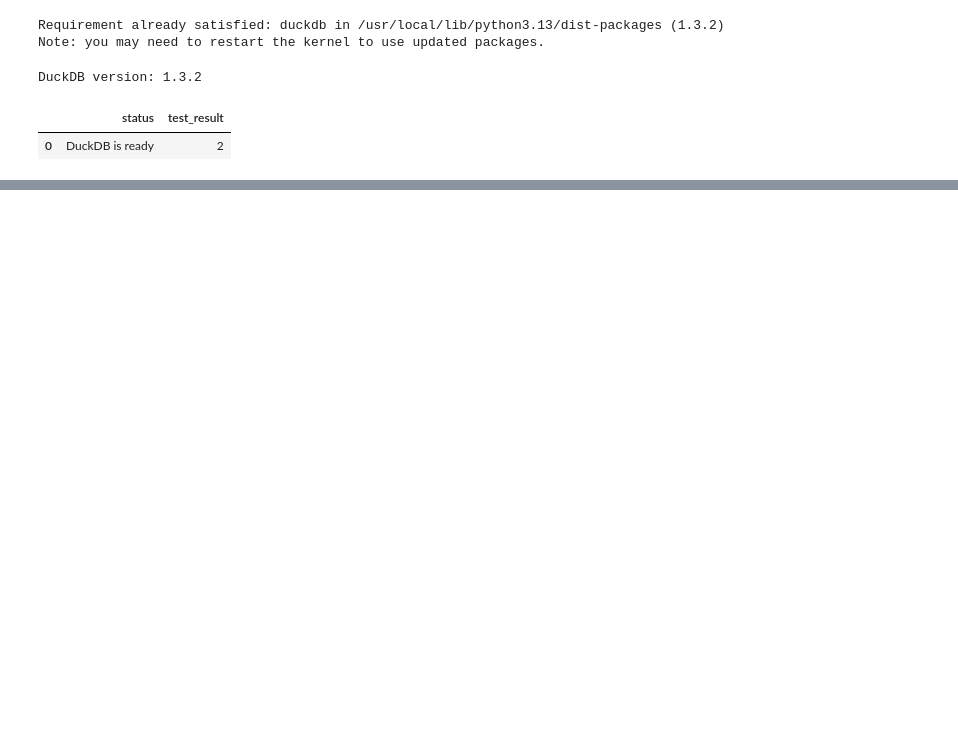
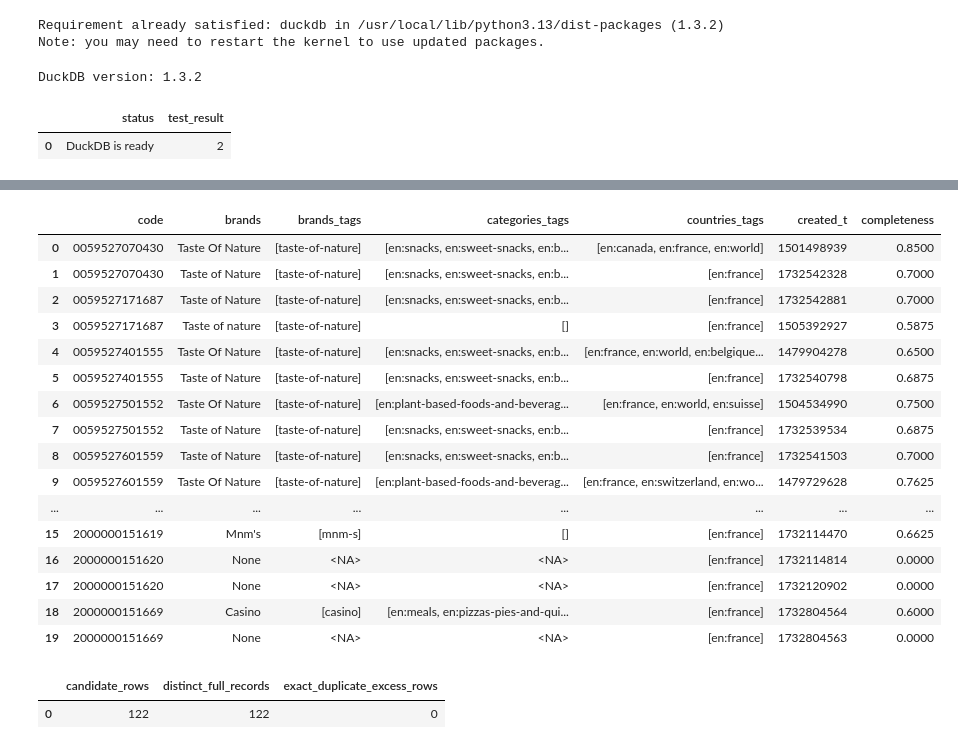
Before and after one commit to MaulanaKindi/indonesia-food-product-landscape, a Jupyter notebook: off-brand-landscape-00-environment-setup.ipynb, the cells around one changed output, grey strips where cells are left out. Cells and saved outputs as stored; diff of their text form; code cells hidden in the pictures; blank space fills up the shorter version.

```diff
--- a/off-brand-landscape-00-environment-setup.ipynb
+++ b/off-brand-landscape-00-environment-setup.ipynb
@@ -47,0 +732,80 @@ DuckDB version: 1.3.2
+# %%
+
+duplicate_examples = con.execute("""
+    WITH repeated_codes AS (
+        SELECT code
+        FROM read_parquet(?)
+        WHERE code IS NOT NULL
+          AND TRIM(code) <> ''
+        GROUP BY code
+        HAVING COUNT(*) > 1
+    )
+    SELECT
+        p.code,
+        p.brands,
+        p.brands_tags,
+        p.categories_tags,
+        p.countries_tags,
+        p.created_t,
+        p.completeness
+    FROM read_parquet(?) AS p
+    INNER JOIN repeated_codes AS d
+        ON p.code = d.code
+    ORDER BY p.code
+    LIMIT 20
+""", [local_path, local_path]).fetchdf()
+
+display(duplicate_examples)
+# %% [output]
+|  | code | brands | brands_tags | categories_tags | countries_tags | created_t | completeness |
+| 0 | 0059527070430 | Taste Of Nature | [taste-of-nature] | [en:snacks, en:sweet-snacks, en:b... | [en:canada, en:france, en:world] | 1501498939 | 0.8500 |
+| 1 | 0059527070430 | Taste of Nature | [taste-of-nature] | [en:snacks, en:sweet-snacks, en:b... | [en:france] | 1732542328 | 0.7000 |
+| 2 | 0059527171687 | Taste of Nature | [taste-of-nature] | [en:snacks, en:sweet-snacks, en:b... | [en:france] | 1732542881 | 0.7000 |
+| 3 | 0059527171687 | Taste of nature | [taste-of-nature] | [] | [en:france] | 1505392927 | 0.5875 |
+| 4 | 0059527401555 | Taste Of Nature | [taste-of-nature] | [en:snacks, en:sweet-snacks, en:b... | [en:france, en:world, en:belgique... | 1479904278 | 0.6500 |
+| 5 | 0059527401555 | Taste of Nature | [taste-of-nature] | [en:snacks, en:sweet-snacks, en:b... | [en:france] | 1732540798 | 0.6875 |
+| 6 | 0059527501552 | Taste Of Nature | [taste-of-nature] | [en:plant-based-foods-and-beverag... | [en:france, en:world, en:suisse] | 1504534990 | 0.7500 |
+| 7 | 0059527501552 | Taste of Nature | [taste-of-nature] | [en:snacks, en:sweet-snacks, en:b... | [en:france] | 1732539534 | 0.6875 |
+| 8 | 0059527601559 | Taste of Nature | [taste-of-nature] | [en:snacks, en:sweet-snacks, en:b... | [en:france] | 1732541503 | 0.7000 |
+| 9 | 0059527601559 | Taste Of Nature | [taste-of-nature] | [en:plant-based-foods-and-beverag... | [en:france, en:switzerland, en:wo... | 1479729628 | 0.7625 |
+| ... | ... | ... | ... | ... | ... | ... | ... |
+| 15 | 2000000151619 | Mnm's | [mnm-s] | [] | [en:france] | 1732114470 | 0.6625 |
+| 16 | 2000000151620 | None | <NA> | <NA> | [en:france] | 1732114814 | 0.0000 |
+| 17 | 2000000151620 | None | <NA> | <NA> | [en:france] | 1732120902 | 0.0000 |
+| 18 | 2000000151669 | Casino | [casino] | [en:meals, en:pizzas-pies-and-qui... | [en:france] | 1732804564 | 0.6000 |
+| 19 | 2000000151669 | None | <NA> | <NA> | [en:france] | 1732804563 | 0.0000 |
+# %%
+
+exact_duplicate_audit = con.execute("""
+    WITH repeated_codes AS (
+        SELECT code
+        FROM read_parquet(?)
+        WHERE code IS NOT NULL
+          AND TRIM(code) <> ''
+        GROUP BY code
+        HAVING COUNT(*) > 1
+    ),
+    duplicate_rows AS (
+        SELECT p.*
+        FROM read_parquet(?) AS p
+        INNER JOIN repeated_codes AS d
+            ON p.code = d.code
+    ),
+    distinct_rows AS (
+        SELECT DISTINCT *
+        FROM duplicate_rows
+    )
+    SELECT
+        (SELECT COUNT(*) FROM duplicate_rows)
+            AS candidate_rows,
+        (SELECT COUNT(*) FROM distinct_rows)
+            AS distinct_full_records,
+        (SELECT COUNT(*) FROM duplicate_rows)
+        - (SELECT COUNT(*) FROM distinct_rows)
+            AS exact_duplicate_excess_rows
+""", [local_path, local_path]).fetchdf()
+
+display(exact_duplicate_audit)
+# %% [output]
+|  | candidate_rows | distinct_full_records | exact_duplicate_excess_rows |
+| 0 | 122 | 122 | 0 |
```
Also changed, not shown: parts of 30 cells of this notebook.
